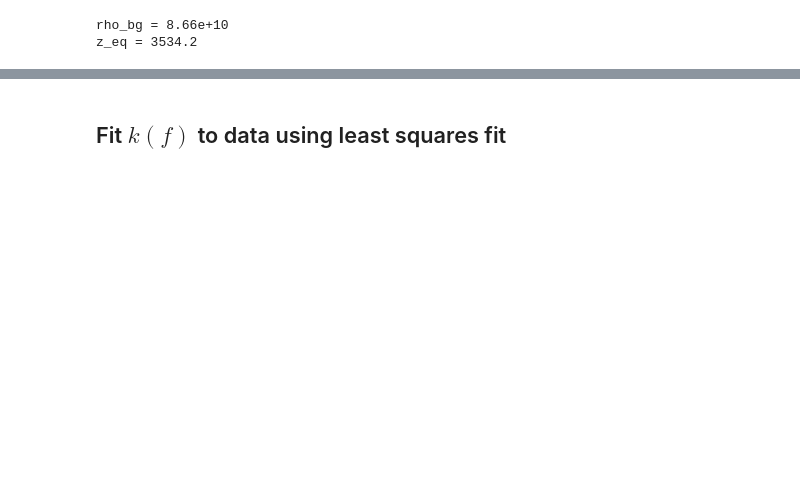
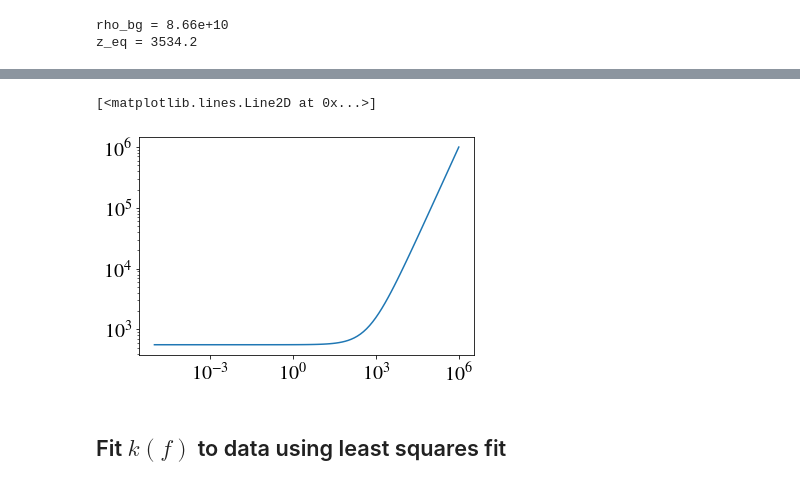
Before and after one commit to David-Ellis/m3p_merger, a Jupyter notebook: HaloConcs.ipynb, the cells around one changed output, grey strips where cells are left out. Saved outputs shown, nothing was run; the diff lists cells and outputs as text; code cells hidden in the pictures; blank space fills up the shorter version.

```diff
--- a/HaloConcs.ipynb
+++ b/HaloConcs.ipynb
@@ -164,3 +164,11 @@ print(p1)
+# %%
+redshifts = np.logspace(6, -5, 100)
+mass = [1.0e-16]
+z_col = [ps.Find_zcol(Pdata, kdata, mass, z0, f=0.01) for z0 in redshifts]
+plt.loglog(redshifts, z_col, label = mass[0])
+# %% [output]
+[<matplotlib.lines.Line2D at 0x...>]
+[figure, added]
 # %% [markdown]
 <h2>Fit $k(f)$ to data using least squares fit</h2>
 # %%
```
Also changed, not shown: parts of 20 cells of this notebook, 1 other file.
